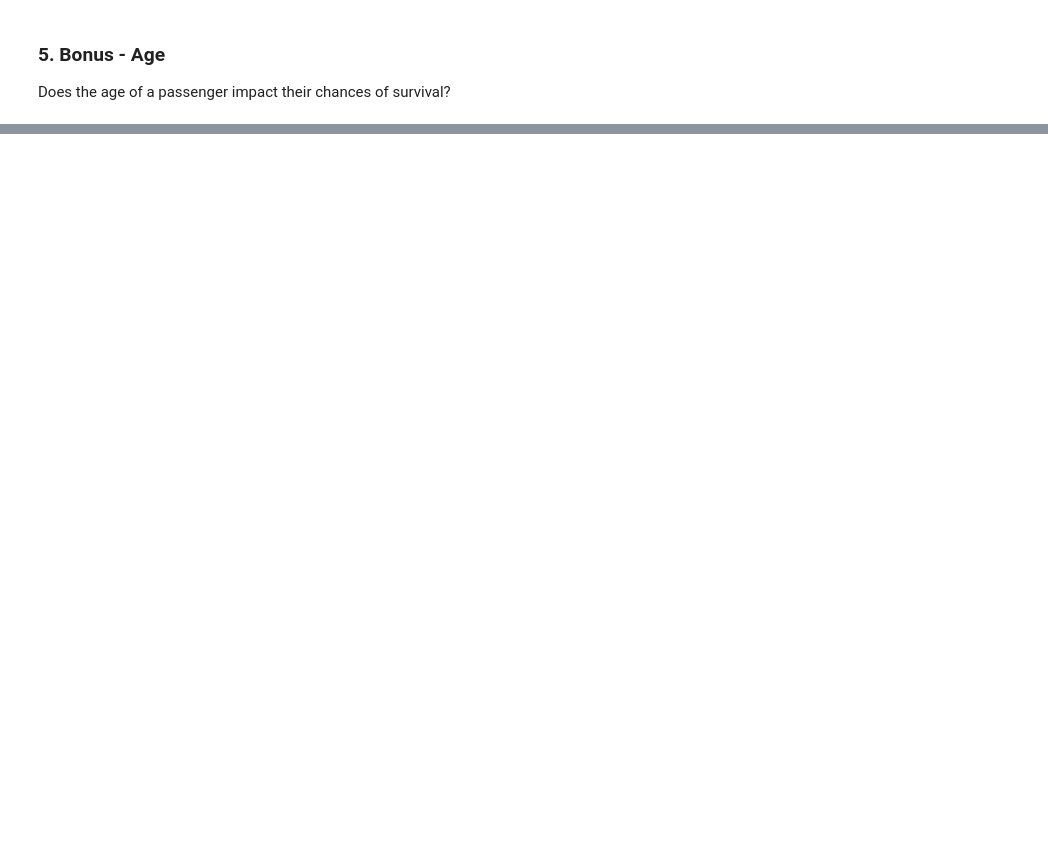
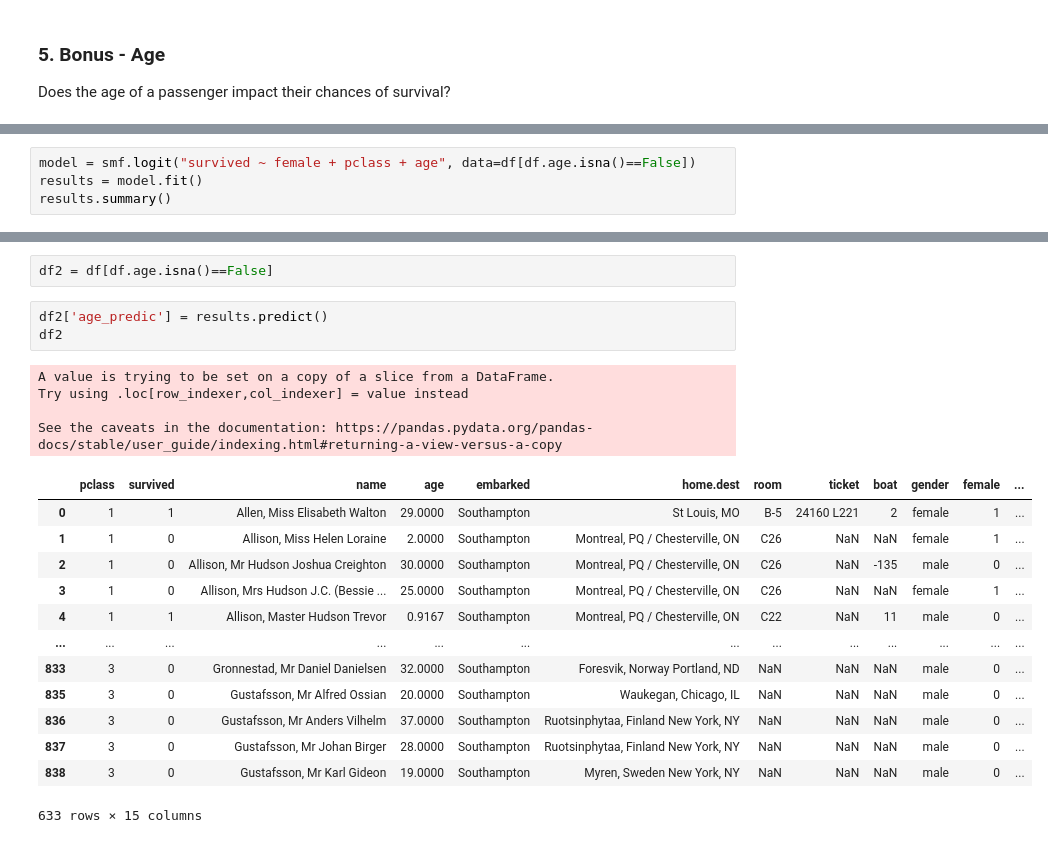
Before and after one commit to code4journalism/logistic-regression-titanic-and-coaches-julia-nao-1, a Jupyter notebook: logistic-regression-titanic.ipynb, the cells around one changed output, grey strips where cells are left out. Cells and saved outputs as stored; diff of their text form; blank space fills up the shorter version.

```diff
--- a/logistic-regression-titanic.ipynb
+++ b/logistic-regression-titanic.ipynb
@@ -283,0 +358,4 @@ Does the age of a passenger impact their chances of survival?
+# %%
+model = smf.logit("survived ~ female + pclass + age", data=df[df.age.isna()==False])
+results = model.fit()
+results.summary()
@@ -283,0 +379,23 @@ Does the age of a passenger impact their chances of survival?
+# %%
+df2 = df[df.age.isna()==False]
+# %%
+df2['age_predic'] = results.predict()
+df2
+# %% [output]
+A value is trying to be set on a copy of a slice from a DataFrame.
+Try using .loc[row_indexer,col_indexer] = value instead
+
+See the caveats in the documentation: https://pandas.pydata.org/pandas-docs/stable/user_guide/indexing.html#returning-a-view-versus-a-copy
+|  | pclass | survived | name | age | embarked | home.dest | room | ticket | boat | gender | female | ... |
+| 0 | 1 | 1 | Allen, Miss Elisabeth Walton | 29.0000 | Southampton | St Louis, MO | B-5 | 24160 L221 | 2 | female | 1 | ... |
+| 1 | 1 | 0 | Allison, Miss Helen Loraine | 2.0000 | Southampton | Montreal, PQ / Chesterville, ON | C26 | NaN | NaN | female | 1 | ... |
+| 2 | 1 | 0 | Allison, Mr Hudson Joshua Creighton | 30.0000 | Southampton | Montreal, PQ / Chesterville, ON | C26 | NaN | -135 | male | 0 | ... |
+| 3 | 1 | 0 | Allison, Mrs Hudson J.C. (Bessie ... | 25.0000 | Southampton | Montreal, PQ / Chesterville, ON | C26 | NaN | NaN | female | 1 | ... |
+| 4 | 1 | 1 | Allison, Master Hudson Trevor | 0.9167 | Southampton | Montreal, PQ / Chesterville, ON | C22 | NaN | 11 | male | 0 | ... |
+| ... | ... | ... | ... | ... | ... | ... | ... | ... | ... | ... | ... | ... |
+| 833 | 3 | 0 | Gronnestad, Mr Daniel Danielsen | 32.0000 | Southampton | Foresvik, Norway Portland, ND | NaN | NaN | NaN | male | 0 | ... |
+| 835 | 3 | 0 | Gustafsson, Mr Alfred Ossian | 20.0000 | Southampton | Waukegan, Chicago, IL | NaN | NaN | NaN | male | 0 | ... |
+| 836 | 3 | 0 | Gustafsson, Mr Anders Vilhelm | 37.0000 | Southampton | Ruotsinphytaa, Finland New York, NY | NaN | NaN | NaN | male | 0 | ... |
+| 837 | 3 | 0 | Gustafsson, Mr Johan Birger | 28.0000 | Southampton | Ruotsinphytaa, Finland New York, NY | NaN | NaN | NaN | male | 0 | ... |
+| 838 | 3 | 0 | Gustafsson, Mr Karl Gideon | 19.0000 | Southampton | Myren, Sweden New York, NY | NaN | NaN | NaN | male | 0 | ... |
+633 rows × 15 columns
```
Also changed, not shown: parts of 13 cells of this notebook.
